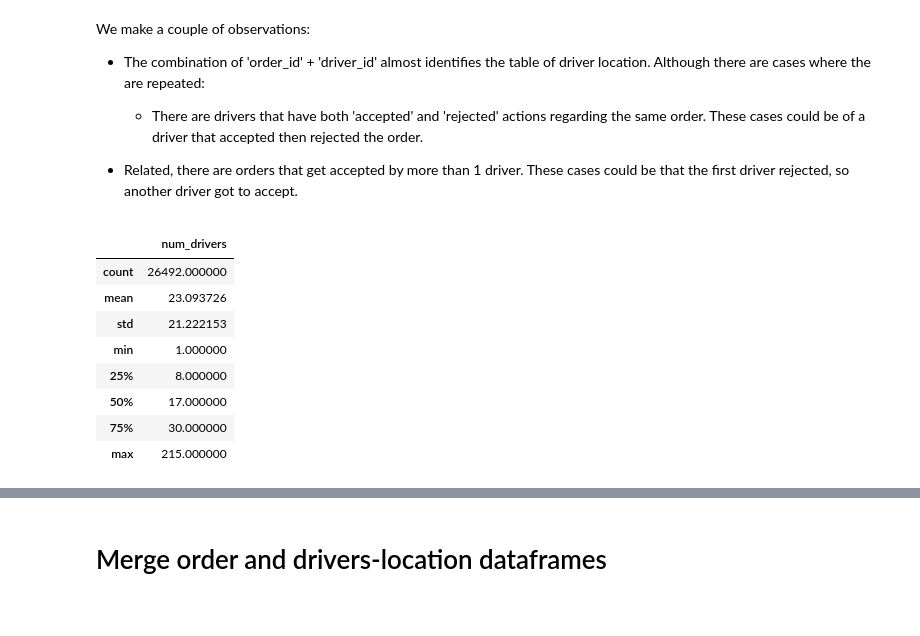
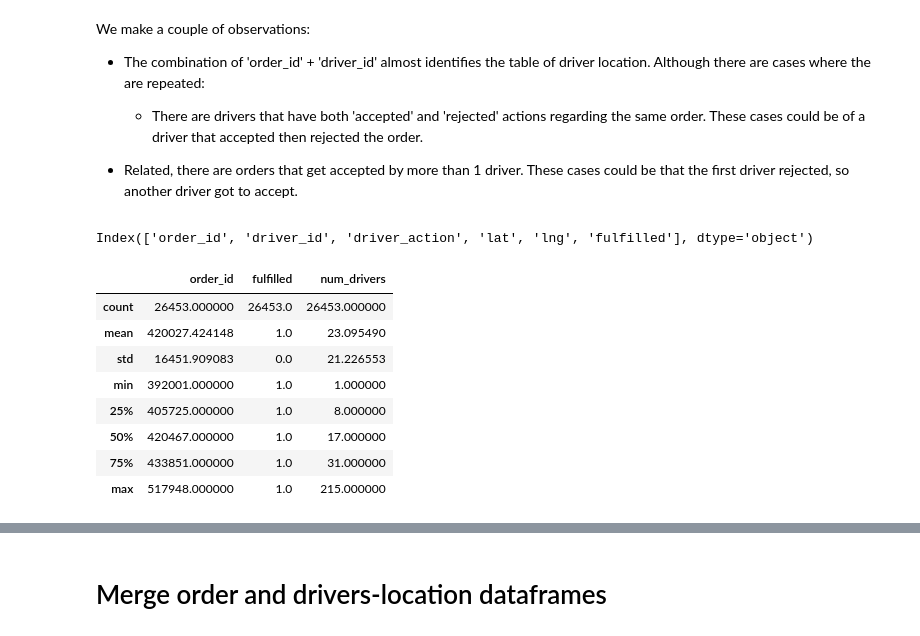
Before and after one commit to emtinanseo/Optimization-with-Causal-Inference, a Jupyter notebook: notebooks/eda_merge.ipynb, the cells around one changed output, grey strips where cells are left out. Saved outputs shown, nothing was run; the diff lists cells and outputs as text; code cells hidden in the pictures.

```diff
--- a/notebooks/eda_merge.ipynb
+++ b/notebooks/eda_merge.ipynb
@@ -228,28 +260,36 @@ We make a couple of observations:
   - There are drivers that have both 'accepted' and 'rejected' actions regarding the same order. These cases could be of a driver that accepted then rejected the order.
 
 - Related, there are orders that get accepted by more than 1 driver. These cases could be that the first driver rejected, so another driver got to accept.
+# %%
+driver_locations.columns
+# %% [output]
+Index(['order_id', 'driver_id', 'driver_action', 'lat', 'lng', 'fulfilled'], dtype='object')
 # %%
 df = pd.DataFrame()
 
-df['order_id'] = clean_driversloc['order_id']
+df['order_id'] = driver_locations['order_id']
 
-df['driver_id'] = clean_driversloc['driver_id']
+df['fulfilled'] = driver_locations['fulfilled']
+
+df['driver_id'] = driver_locations['driver_id']
 
 df.drop_duplicates(inplace= True)
 
 
-drivers_per_orders = df.groupby('order_id').count()
+drivers_per_orders = df.groupby(['order_id', 'fulfilled']).agg({'driver_id': 'count'})
 
 drivers_per_orders.rename(columns={'driver_id': 'num_drivers'}, inplace=True)
+
+drivers_per_orders.reset_index(inplace=True)
 # %%
-drivers_per_orders.describe()
+drivers_per_orders[drivers_per_orders['fulfilled']==1].describe()
 # %% [output]
-|  | num_drivers |
-| count | 26492.000000 |
-| mean | 23.093726 |
-| std | 21.222153 |
-| min | 1.000000 |
-| 25% | 8.000000 |
-| 50% | 17.000000 |
-| 75% | 30.000000 |
-| max | 215.000000 |
+|  | order_id | fulfilled | num_drivers |
+| count | 26453.000000 | 26453.0 | 26453.000000 |
+| mean | 420027.424148 | 1.0 | 23.095490 |
+| std | 16451.909083 | 0.0 | 21.226553 |
+| min | 392001.000000 | 1.0 | 1.000000 |
+| 25% | 405725.000000 | 1.0 | 8.000000 |
+| 50% | 420467.000000 | 1.0 | 17.000000 |
+| 75% | 433851.000000 | 1.0 | 31.000000 |
+| max | 517948.000000 | 1.0 | 215.000000 |
```
Also changed, not shown: parts of 55 cells of this notebook.
